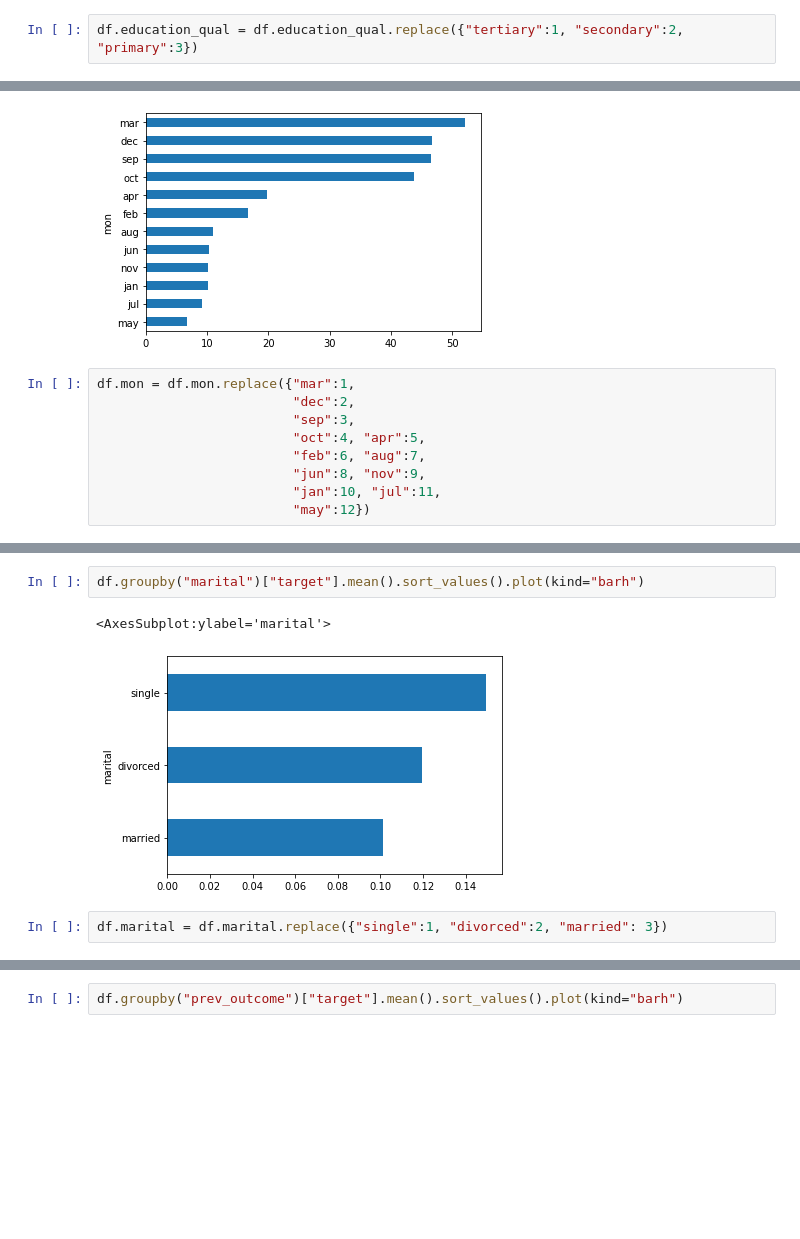
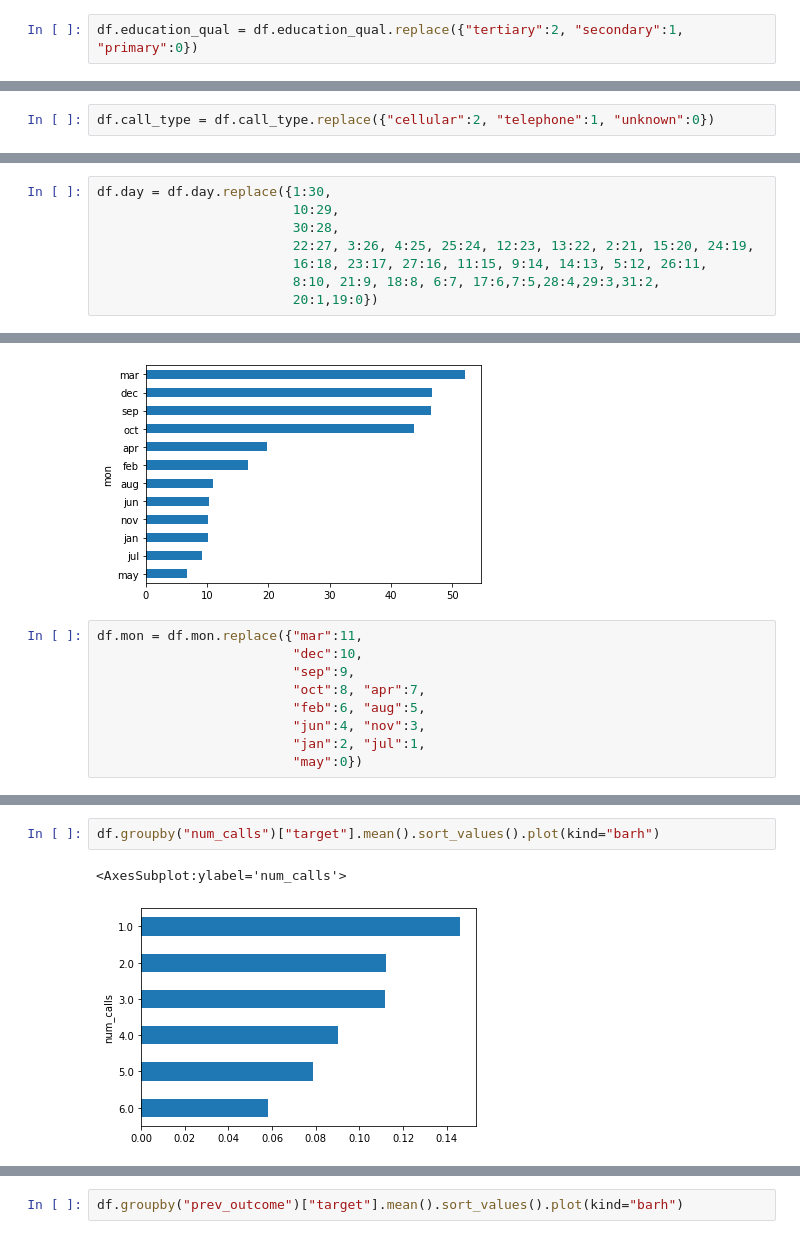
Before and after one commit to Alagammaipl/Customer-conversion-prediction, a Jupyter notebook: Customer_conversion_prediction.ipynb, the cells around one changed output, grey strips where cells are left out. Saved outputs shown, nothing was run; the diff lists cells and outputs as text; blank space fills up the shorter version.

```diff
--- a/Customer_conversion_prediction.ipynb
+++ b/Customer_conversion_prediction.ipynb
@@ -366,4 +353,4 @@ df.groupby("education_qual")["target"].mean().sort_values().plot(kind="barh")
 <AxesSubplot:ylabel='education_qual'>
 [figure]
 # %%
-df.education_qual = df.education_qual.replace({"tertiary":1, "secondary":2, "primary":3})
+df.education_qual = df.education_qual.replace({"tertiary":2, "secondary":1, "primary":0})
@@ -369,0 +370,2 @@ df.education_qual = df.education_qual.replace({"tertiary":1, "secondary":2, "pri
+# %%
+df.call_type = df.call_type.replace({"cellular":2, "telephone":1, "unknown":0})
@@ -369,0 +377,8 @@ df.education_qual = df.education_qual.replace({"tertiary":1, "secondary":2, "pri
+# %%
+df.day = df.day.replace({1:30,
+                         10:29,
+                         30:28,
+                         22:27, 3:26, 4:25, 25:24, 12:23, 13:22, 2:21, 15:20, 24:19,
+                         16:18, 23:17, 27:16, 11:15, 9:14, 14:13, 5:12, 26:11,
+                         8:10, 21:9, 18:8, 6:7, 17:6,7:5,28:4,29:3,31:2,
+                         20:1,19:0})
@@ -373,11 +405,11 @@ df.education_qual = df.education_qual.replace({"tertiary":1, "secondary":2, "pri
 <AxesSubplot:ylabel='mon'>
 [figure]
 # %%
-df.mon = df.mon.replace({"mar":1,
-                         "dec":2,
-                         "sep":3,
-                         "oct":4, "apr":5,
-                         "feb":6, "aug":7,
-                         "jun":8, "nov":9,
-                         "jan":10, "jul":11,
-                         "may":12})
+df.mon = df.mon.replace({"mar":11,
+                         "dec":10,
+                         "sep":9,
+                         "oct":8, "apr":7,
+                         "feb":6, "aug":5,
+                         "jun":4, "nov":3,
+                         "jan":2, "jul":1,
+                         "may":0})
@@ -384,7 +427,5 @@ df.mon = df.mon.replace({"mar":1,
 # %%
-df.groupby("marital")["target"].mean().sort_values().plot(kind="barh")
+df.groupby("num_calls")["target"].mean().sort_values().plot(kind="barh")
 # %% [output]
-<AxesSubplot:ylabel='marital'>
+<AxesSubplot:ylabel='num_calls'>
-[figure, old version]
+[figure, new version]
-# %%
-df.marital = df.marital.replace({"single":1, "divorced":2, "married": 3})
```
Also changed, not shown: parts of 110 cells of this notebook.
